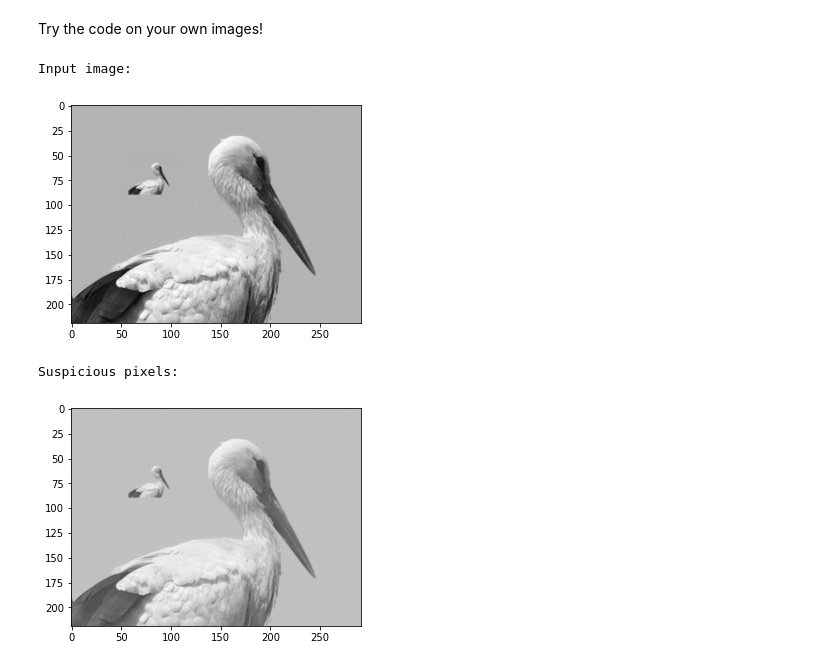
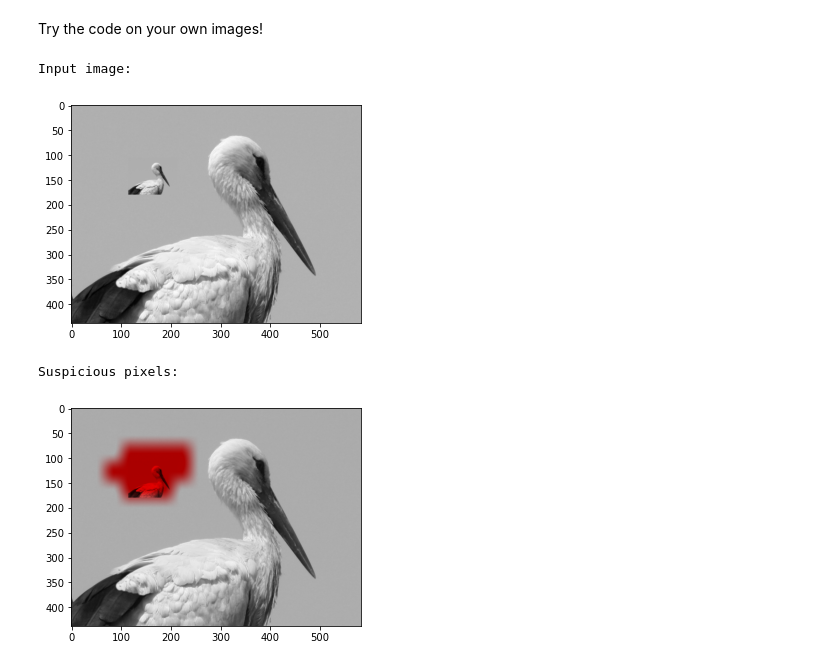
Before and after one commit to nissmar/ForgeryDetection, a Jupyter notebook: rendu_nissim.ipynb, the cells around one changed output. Saved outputs shown, nothing was run; the diff lists cells and outputs as text; code cells hidden in the pictures.

```diff
--- a/rendu_nissim.ipynb
+++ b/rendu_nissim.ipynb
@@ -511,23 +511,23 @@ Image forgery can be done in various ways, and we only covered a portion of this
 # %% [markdown]
 Try the code on your own images!
 # %%
-IMG_PATH = "forged_images/cyg_rs2.png"
+IMG_PATH = "forged_images/cyg.png"
 SAVE_OUTPUT = True
 
 im = load_tensor_img(IMG_PATH)
 print('Input image:')
 plt.imshow(im, cmap='gray') ; plt.show()
 
 percent_wrong = compute_suspicious_pixels(M, im)
 blured=gaussian_filter(percent_wrong, 1)
 out_m = (blured>blured.max()*0.5)
 print('Suspicious pixels:')
 plt.imshow(show_heat_map(im,out_m))
 if SAVE_OUTPUT:
     plt.imsave(IMG_PATH[:-4]+'_out.png', show_heat_map(im,out_m).detach().numpy())
 plt.show()
 # %% [output]
 Input image:
-[figure, old version]
+[figure, new version]
 Suspicious pixels:
-[figure, old version]
+[figure, new version]
```
Also changed, not shown: parts of 2 cells of this notebook, 1 other file.
